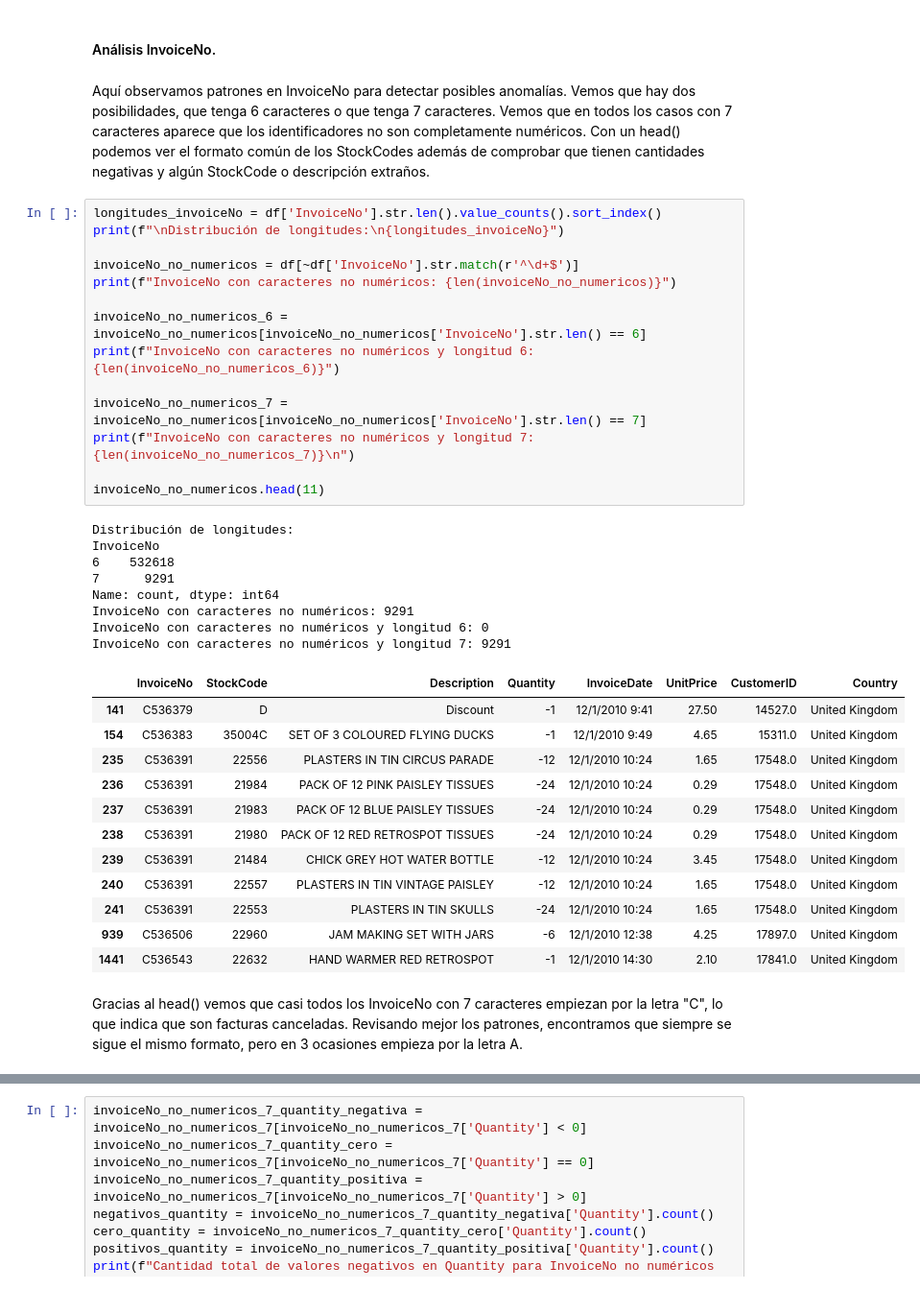
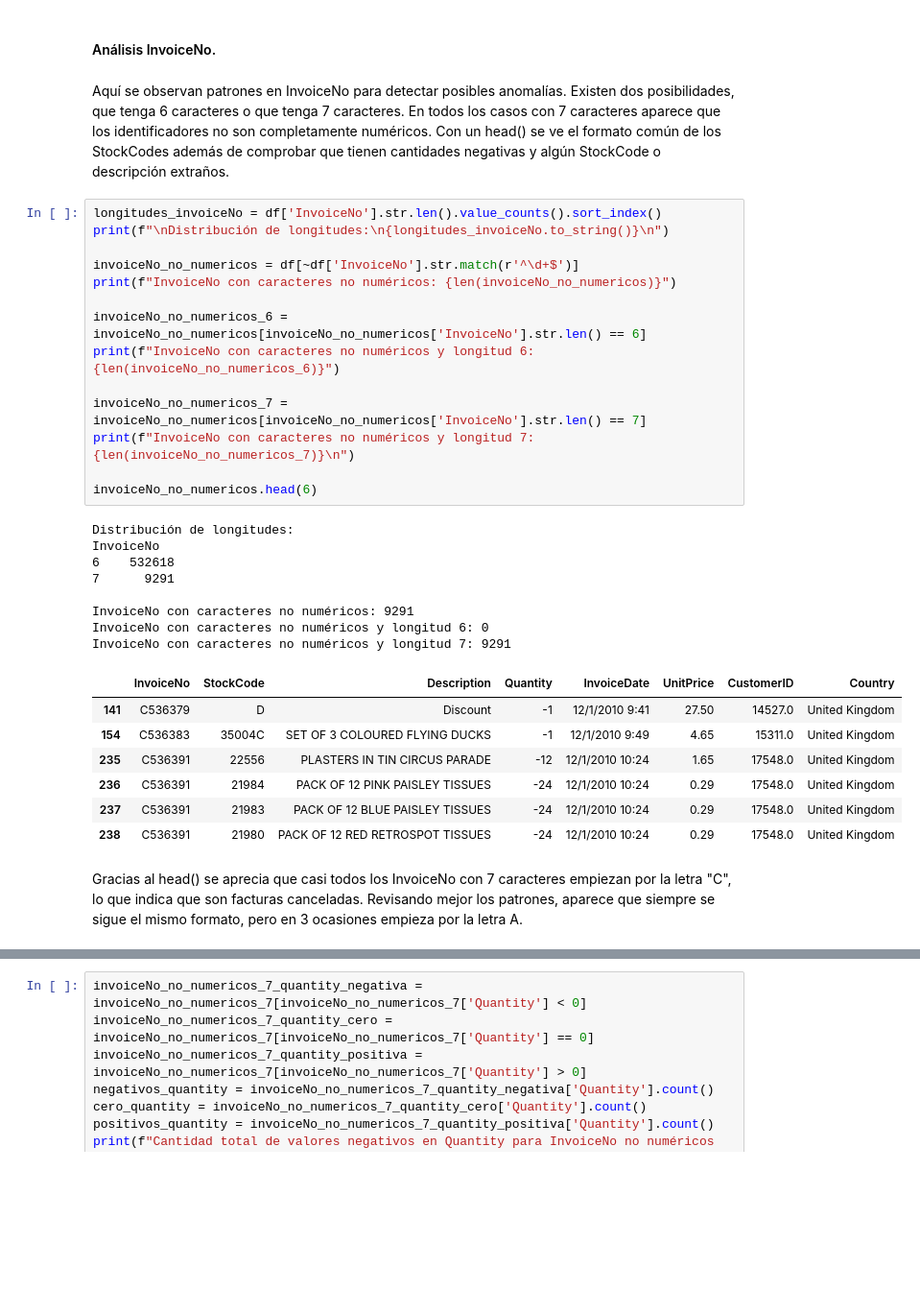
Before and after one commit to saulbasc/Regresion_y_Clustering_E-Commerce, a Jupyter notebook: src/exploracion.ipynb, the cells around one changed output, grey strips where cells are left out. Shown at 96% size. Drawn from its saved outputs; the diff is of its cells as text; blank space fills up the shorter version.

```diff
--- a/src/exploracion.ipynb
+++ b/src/exploracion.ipynb
@@ -276,44 +289,39 @@ Name: count, dtype: int64
 # %% [markdown]
 #### Análisis InvoiceNo.
 # %% [markdown]
-  Aquí observamos patrones en InvoiceNo para detectar posibles anomalías. Vemos que hay dos posibilidades, que tenga 6 caracteres o que tenga 7 caracteres. Vemos que en todos los casos con 7 caracteres aparece que los identificadores no son completamente numéricos. Con un head() podemos ver el formato común de los StockCodes además de comprobar que tienen cantidades negativas y algún StockCode o descripción extraños.
+  Aquí se observan patrones en InvoiceNo para detectar posibles anomalías. Existen dos posibilidades, que tenga 6 caracteres o que tenga 7 caracteres. En todos los casos con 7 caracteres aparece que los identificadores no son completamente numéricos. Con un head() se ve el formato común de los StockCodes además de comprobar que tienen cantidades negativas y algún StockCode o descripción extraños.
 # %%
 longitudes_invoiceNo = df['InvoiceNo'].str.len().value_counts().sort_index()
-print(f"\nDistribución de longitudes:\n{longitudes_invoiceNo}")
+print(f"\nDistribución de longitudes:\n{longitudes_invoiceNo.to_string()}\n")
 
 invoiceNo_no_numericos = df[~df['InvoiceNo'].str.match(r'^\d+$')]
 print(f"InvoiceNo con caracteres no numéricos: {len(invoiceNo_no_numericos)}")
 
 invoiceNo_no_numericos_6 = invoiceNo_no_numericos[invoiceNo_no_numericos['InvoiceNo'].str.len() == 6]
 print(f"InvoiceNo con caracteres no numéricos y longitud 6: {len(invoiceNo_no_numericos_6)}")
 
 invoiceNo_no_numericos_7 = invoiceNo_no_numericos[invoiceNo_no_numericos['InvoiceNo'].str.len() == 7]
 print(f"InvoiceNo con caracteres no numéricos y longitud 7: {len(invoiceNo_no_numericos_7)}\n")
 
-invoiceNo_no_numericos.head(11)
+invoiceNo_no_numericos.head(6)
 # %% [output]
 Distribución de longitudes:
 InvoiceNo
 6    532618
 7      9291
-Name: count, dtype: int64
+
 InvoiceNo con caracteres no numéricos: 9291
 InvoiceNo con caracteres no numéricos y longitud 6: 0
 InvoiceNo con caracteres no numéricos y longitud 7: 9291
 |  | InvoiceNo | StockCode | Description | Quantity | InvoiceDate | UnitPrice | CustomerID | Country |
 | 141 | C536379 | D | Discount | -1 | 12/1/2010 9:41 | 27.50 | 14527.0 | United Kingdom |
 | 154 | C536383 | 35004C | SET OF 3 COLOURED FLYING DUCKS | -1 | 12/1/2010 9:49 | 4.65 | 15311.0 | United Kingdom |
 | 235 | C536391 | 22556 | PLASTERS IN TIN CIRCUS PARADE | -12 | 12/1/2010 10:24 | 1.65 | 17548.0 | United Kingdom |
 | 236 | C536391 | 21984 | PACK OF 12 PINK PAISLEY TISSUES | -24 | 12/1/2010 10:24 | 0.29 | 17548.0 | United Kingdom |
 | 237 | C536391 | 21983 | PACK OF 12 BLUE PAISLEY TISSUES | -24 | 12/1/2010 10:24 | 0.29 | 17548.0 | United Kingdom |
 | 238 | C536391 | 21980 | PACK OF 12 RED RETROSPOT TISSUES | -24 | 12/1/2010 10:24 | 0.29 | 17548.0 | United Kingdom |
-| 239 | C536391 | 21484 | CHICK GREY HOT WATER BOTTLE | -12 | 12/1/2010 10:24 | 3.45 | 17548.0 | United Kingdom |
-| 240 | C536391 | 22557 | PLASTERS IN TIN VINTAGE PAISLEY | -12 | 12/1/2010 10:24 | 1.65 | 17548.0 | United Kingdom |
-| 241 | C536391 | 22553 | PLASTERS IN TIN SKULLS | -24 | 12/1/2010 10:24 | 1.65 | 17548.0 | United Kingdom |
-| 939 | C536506 | 22960 | JAM MAKING SET WITH JARS | -6 | 12/1/2010 12:38 | 4.25 | 17897.0 | United Kingdom |
-| 1441 | C536543 | 22632 | HAND WARMER RED RETROSPOT | -1 | 12/1/2010 14:30 | 2.10 | 17841.0 | United Kingdom |
 # %% [markdown]
-Gracias al head() vemos que casi todos los InvoiceNo con 7 caracteres empiezan por la letra "C", lo que indica que son facturas canceladas. Revisando mejor los patrones, encontramos que siempre se sigue el mismo formato, pero en 3 ocasiones empieza por la letra A.
+Gracias al head() se aprecia que casi todos los InvoiceNo con 7 caracteres empiezan por la letra "C", lo que indica que son facturas canceladas. Revisando mejor los patrones, aparece que siempre se sigue el mismo formato, pero en 3 ocasiones empieza por la letra A.
 # %%
 patron_letra_numeros = r'^[A-Za-z]\d{6}$'
 cumple_patron = invoiceNo_no_numericos_7[invoiceNo_no_numericos_7['InvoiceNo'].str.match(patron_letra_numeros)]
```
Also changed, not shown: parts of 27 cells of this notebook, 8 other files.
